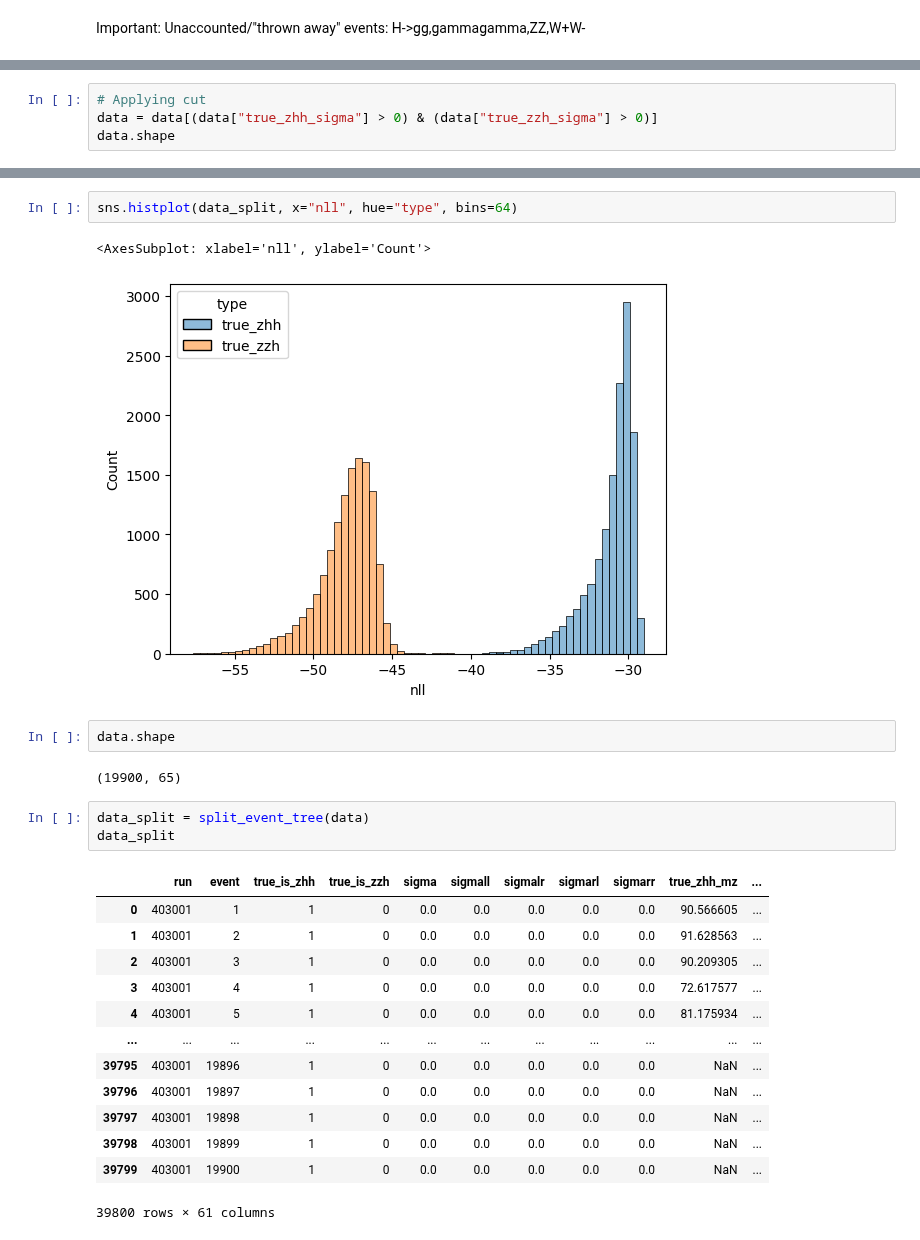
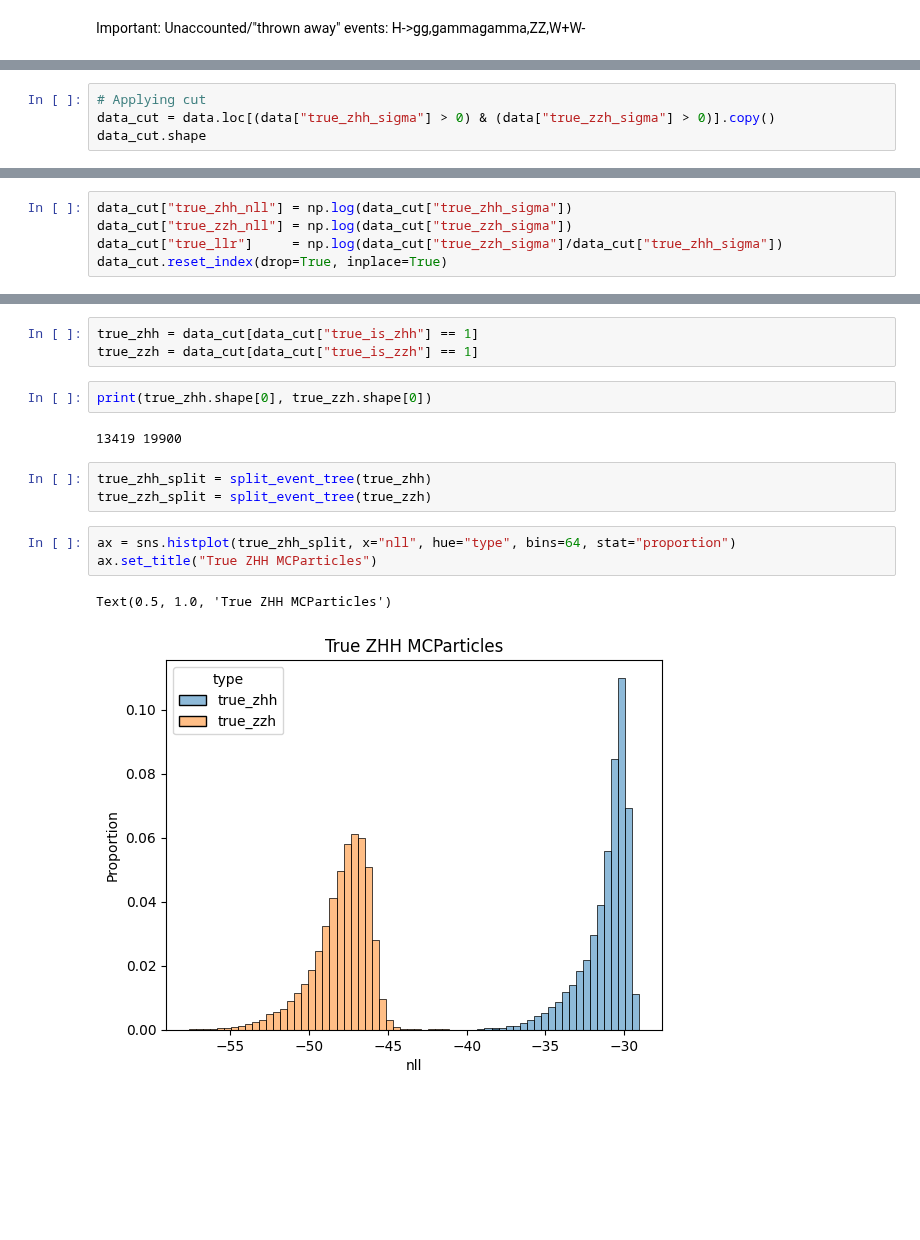
Before and after one commit to nVentis/MEM_HEP, a Jupyter notebook: view_v3.ipynb, the cells around one changed output, grey strips where cells are left out. Cells and saved outputs as stored; diff of their text form; blank space fills up the shorter version.

```diff
--- a/view_v3.ipynb
+++ b/view_v3.ipynb
@@ -175,5 +138,5 @@ Throwing away 32.5678391959799 % of all events
 # %%
 # Applying cut
-data = data[(data["true_zhh_sigma"] > 0) & (data["true_zzh_sigma"] > 0)]
-data.shape
+data_cut = data.loc[(data["true_zhh_sigma"] > 0) & (data["true_zzh_sigma"] > 0)].copy()
+data_cut.shape
 # %% [output]
@@ -195,0 +150,5 @@ sns.histplot(data_split, x="sigma", hue="type")
+# %%
+data_cut["true_zhh_nll"] = np.log(data_cut["true_zhh_sigma"])
+data_cut["true_zzh_nll"] = np.log(data_cut["true_zzh_sigma"])
+data_cut["true_llr"]     = np.log(data_cut["true_zzh_sigma"]/data_cut["true_zhh_sigma"])
+data_cut.reset_index(drop=True, inplace=True)
@@ -196,26 +178,16 @@ sns.histplot(data_split, x="sigma", hue="type")
+# %%
+true_zhh = data_cut[data_cut["true_is_zhh"] == 1]
+true_zzh = data_cut[data_cut["true_is_zzh"] == 1]
+# %%
+print(true_zhh.shape[0], true_zzh.shape[0])
+# %% [output]
+13419 19900
+# %%
+true_zhh_split = split_event_tree(true_zhh)
+true_zzh_split = split_event_tree(true_zzh)
 # %%
-sns.histplot(data_split, x="nll", hue="type", bins=64)
+ax = sns.histplot(true_zhh_split, x="nll", hue="type", bins=64, stat="proportion")
+ax.set_title("True ZHH MCParticles")
 # %% [output]
-<AxesSubplot: xlabel='nll', ylabel='Count'>
+Text(0.5, 1.0, 'True ZHH MCParticles')
-[figure, old version]
+[figure, new version]
-# %%
-data.shape
-# %% [output]
-(19900, 65)
-# %%
-data_split = split_event_tree(data)
-data_split
-# %% [output]
-|  | run | event | true_is_zhh | true_is_zzh | sigma | sigmall | sigmalr | sigmarl | sigmarr | true_zhh_mz | ... |
-| 0 | 403001 | 1 | 1 | 0 | 0.0 | 0.0 | 0.0 | 0.0 | 0.0 | 90.566605 | ... |
-| 1 | 403001 | 2 | 1 | 0 | 0.0 | 0.0 | 0.0 | 0.0 | 0.0 | 91.628563 | ... |
-| 2 | 403001 | 3 | 1 | 0 | 0.0 | 0.0 | 0.0 | 0.0 | 0.0 | 90.209305 | ... |
-| 3 | 403001 | 4 | 1 | 0 | 0.0 | 0.0 | 0.0 | 0.0 | 0.0 | 72.617577 | ... |
-| 4 | 403001 | 5 | 1 | 0 | 0.0 | 0.0 | 0.0 | 0.0 | 0.0 | 81.175934 | ... |
-| ... | ... | ... | ... | ... | ... | ... | ... | ... | ... | ... | ... |
-| 39795 | 403001 | 19896 | 1 | 0 | 0.0 | 0.0 | 0.0 | 0.0 | 0.0 | NaN | ... |
-| 39796 | 403001 | 19897 | 1 | 0 | 0.0 | 0.0 | 0.0 | 0.0 | 0.0 | NaN | ... |
-| 39797 | 403001 | 19898 | 1 | 0 | 0.0 | 0.0 | 0.0 | 0.0 | 0.0 | NaN | ... |
-| 39798 | 403001 | 19899 | 1 | 0 | 0.0 | 0.0 | 0.0 | 0.0 | 0.0 | NaN | ... |
-| 39799 | 403001 | 19900 | 1 | 0 | 0.0 | 0.0 | 0.0 | 0.0 | 0.0 | NaN | ... |
-39800 rows × 61 columns
```
Also changed, not shown: parts of 26 cells of this notebook, 8 other files.
